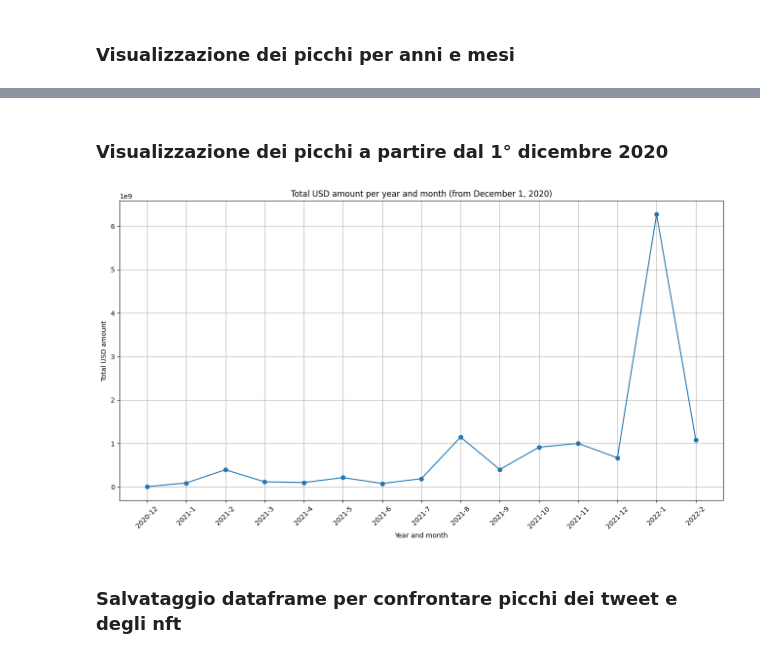
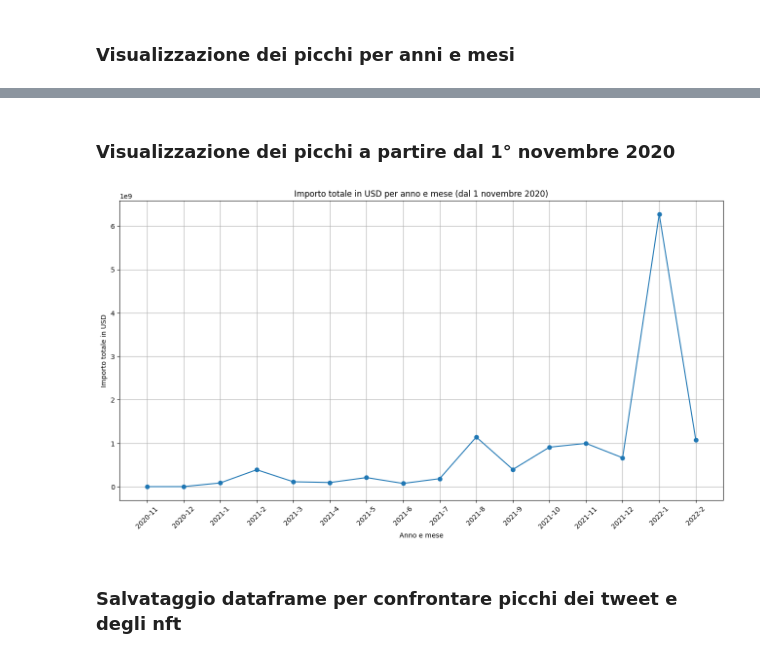
Before and after one commit to riccardospini98/Blockchain, a Jupyter notebook: nft.ipynb, the cells around one changed output, grey strips where cells are left out. Saved outputs shown, nothing was run; the diff lists cells and outputs as text; code cells hidden in the pictures.

```diff
--- a/nft.ipynb
+++ b/nft.ipynb
@@ -64,31 +60,31 @@ Index(['transaction_hash', 'num_items', 'seller', 'buyer', 'token_id',
 # %% [markdown]
-### Visualizzazione dei picchi a partire dal 1° dicembre 2020
+### Visualizzazione dei picchi a partire dal 1° novembre 2020
 # %%
 # Resetta l'indice per rendere 'date' una colonna standard
 nft_df.reset_index(inplace=True)
 
 # Converti la colonna 'date' in formato datetime
 nft_df['date'] = pd.to_datetime(nft_df['date'])
 
 # Filtra le transazioni dal 1 dicembre 2020 alla fine del dataset
-nft_df_filtered = nft_df[nft_df['date'] >= pd.Timestamp('2020-12-01')]
+nft_df_filtered = nft_df[nft_df['date'] >= pd.Timestamp('2020-11-01')]
 
 # Calcola l'importo totale in USD per anno e mese
 total_usd_per_year_month = nft_df_filtered.groupby([nft_df_filtered['date'].dt.year, nft_df_filtered['date'].dt.month])['usd_amount'].sum()
 
 # Converte l'indice in formato stringa "anno-mese"
 index_string = total_usd_per_year_month.index.map(lambda x: f"{x[0]}-{x[1]}")
 
 plt.figure(figsize=(16, 8))
 plt.plot(index_string, total_usd_per_year_month.values, marker='o', linestyle='-')
-plt.title('Importo totale in USD per anno e mese (dal 1 dicembre 2020)')
+plt.title('Importo totale in USD per anno e mese (dal 1 novembre 2020)')
 plt.xlabel('Anno e mese')
 plt.ylabel('Importo totale in USD')
 plt.xticks(rotation=45)
 plt.grid(True)
 plt.show()
 # %% [output]
-[figure, old version]
+[figure, new version]
 # %% [markdown]
 ### Salvataggio dataframe per confrontare picchi dei tweet e degli nft
 # %%
```
Also changed, not shown: parts of 2 cells of this notebook, 1 other file.
